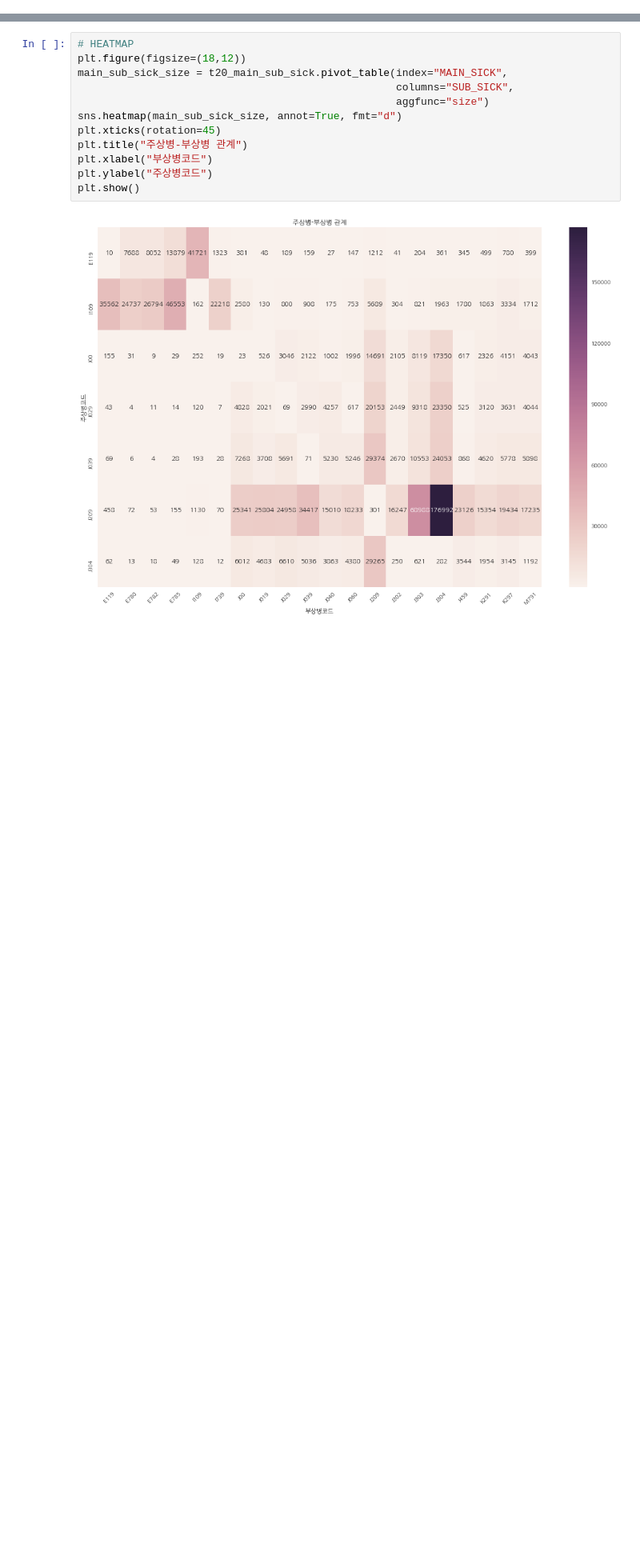
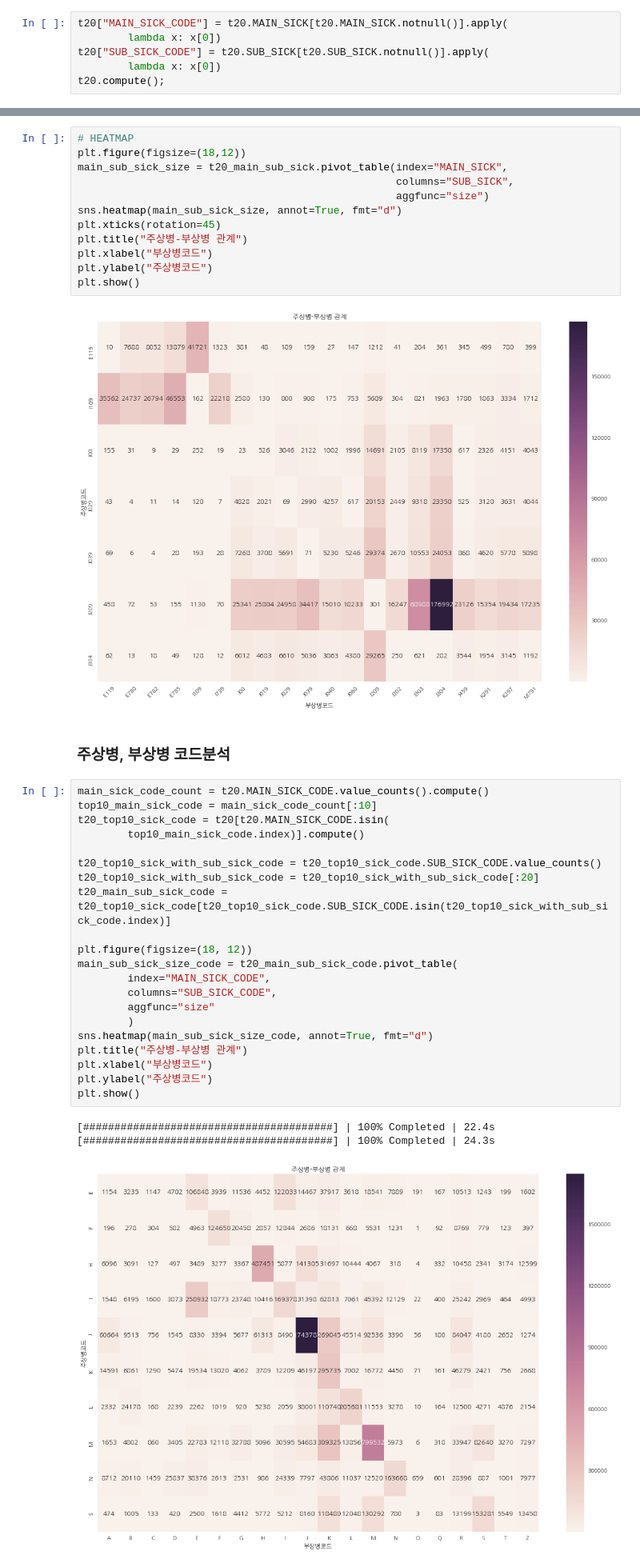
Before and after one commit to yolo0220/National_Health_Insurance_Sharing_Service_Project, a Jupyter notebook: Exploratory_Data_Analysis.ipynb, the cells around one changed output, grey strips where cells are left out. Shown: that part at 80% size. Drawn from its saved outputs; the diff is of its cells as text; blank space fills up the shorter version.

Commit message:
t20 Feature Update
MAIN_SICK_CODE: MAIN_SICK의 코드만 표기(I, J등)
SUB_SICK_CODE: SUB_SICK의 코드만 표기

```diff
--- a/Exploratory_Data_Analysis.ipynb
+++ b/Exploratory_Data_Analysis.ipynb
@@ -36,0 +39,6 @@ t60 = t60_part1.append(t60_part2)  # Prescription Data
+# %%
+t20["MAIN_SICK_CODE"] = t20.MAIN_SICK[t20.MAIN_SICK.notnull()].apply(
+        lambda x: x[0])
+t20["SUB_SICK_CODE"] = t20.SUB_SICK[t20.SUB_SICK.notnull()].apply(
+        lambda x: x[0])
+t20.compute();
@@ -102,3 +116,30 @@ plt.ylabel("주상병코드")
 plt.show()
 # %% [output]
 [figure]
+# %% [markdown]
+### 주상병, 부상병 코드분석
+# %%
+main_sick_code_count = t20.MAIN_SICK_CODE.value_counts().compute()
+top10_main_sick_code = main_sick_code_count[:10]
+t20_top10_sick_code = t20[t20.MAIN_SICK_CODE.isin(
+        top10_main_sick_code.index)].compute()
+
+t20_top10_sick_with_sub_sick_code = t20_top10_sick_code.SUB_SICK_CODE.value_counts()
+t20_top10_sick_with_sub_sick_code = t20_top10_sick_with_sub_sick_code[:20]
+t20_main_sub_sick_code = t20_top10_sick_code[t20_top10_sick_code.SUB_SICK_CODE.isin(t20_top10_sick_with_sub_sick_code.index)]
+
+plt.figure(figsize=(18, 12))
+main_sub_sick_size_code = t20_main_sub_sick_code.pivot_table(
+        index="MAIN_SICK_CODE",
+        columns="SUB_SICK_CODE",
+        aggfunc="size"
+        )
+sns.heatmap(main_sub_sick_size_code, annot=True, fmt="d")
+plt.title("주상병-부상병 관계")
+plt.xlabel("부상병코드")
+plt.ylabel("주상병코드")
+plt.show()
+# %% [output]
+[########################################] | 100% Completed | 22.4s
+[########################################] | 100% Completed | 24.3s
+[figure, added]
```
Also changed, not shown: parts of 3 cells of this notebook.
